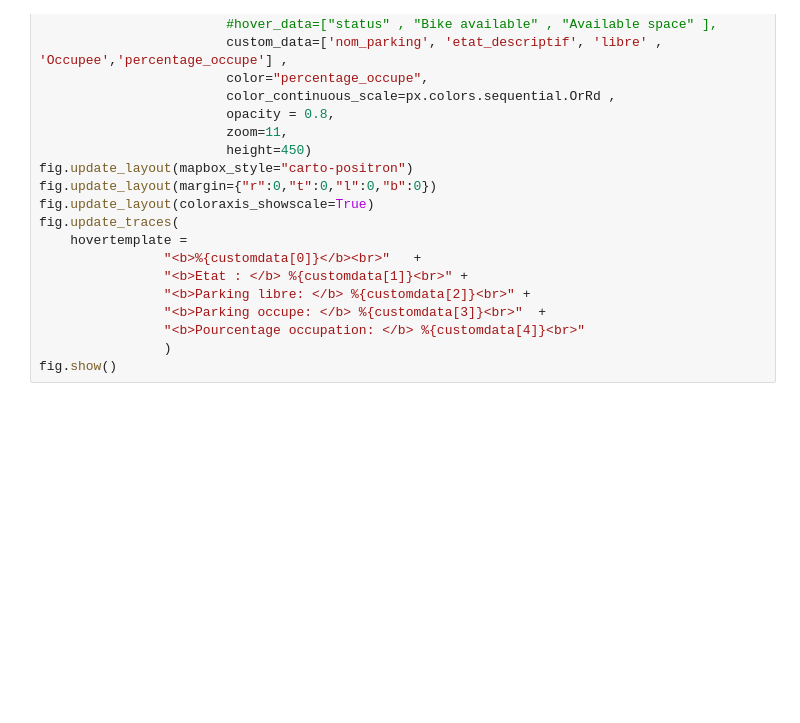
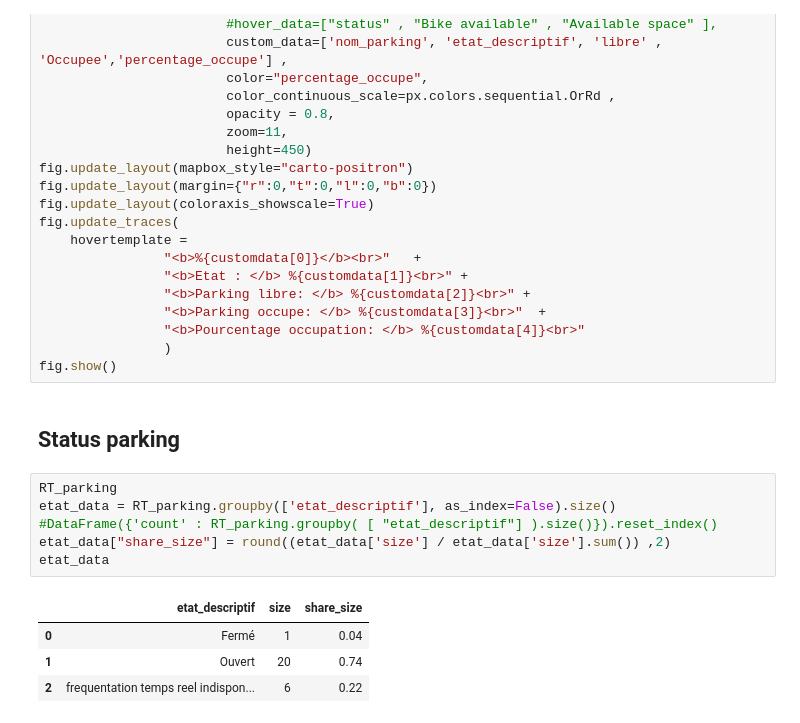
Before and after one commit to morgancab/Dashboard_strasbourg_parking, a Jupyter notebook: APi_parking_rouen.ipynb, the cells around one changed output. Drawn from its saved outputs; the diff is of its cells as text; blank space fills up the shorter version.

```diff
--- a/APi_parking_rouen.ipynb
+++ b/APi_parking_rouen.ipynb
@@ -129,3 +168,16 @@ fig.update_traces(
                 "<b>Pourcentage occupation: </b> %{customdata[4]}<br>"
                 )
 fig.show()
+# %% [markdown]
+## Status parking
+# %%
+RT_parking
+etat_data = RT_parking.groupby(['etat_descriptif'], as_index=False).size()
+#DataFrame({'count' : RT_parking.groupby( [ "etat_descriptif"] ).size()}).reset_index()
+etat_data["share_size"] = round((etat_data['size'] / etat_data['size'].sum()) ,2)
+etat_data
+# %% [output]
+|  | etat_descriptif | size | share_size |
+| 0 | Fermé | 1 | 0.04 |
+| 1 | Ouvert | 20 | 0.74 |
+| 2 | frequentation temps reel indispon... | 6 | 0.22 |
```
Also changed, not shown: parts of 11 cells of this notebook, 1 other file.
